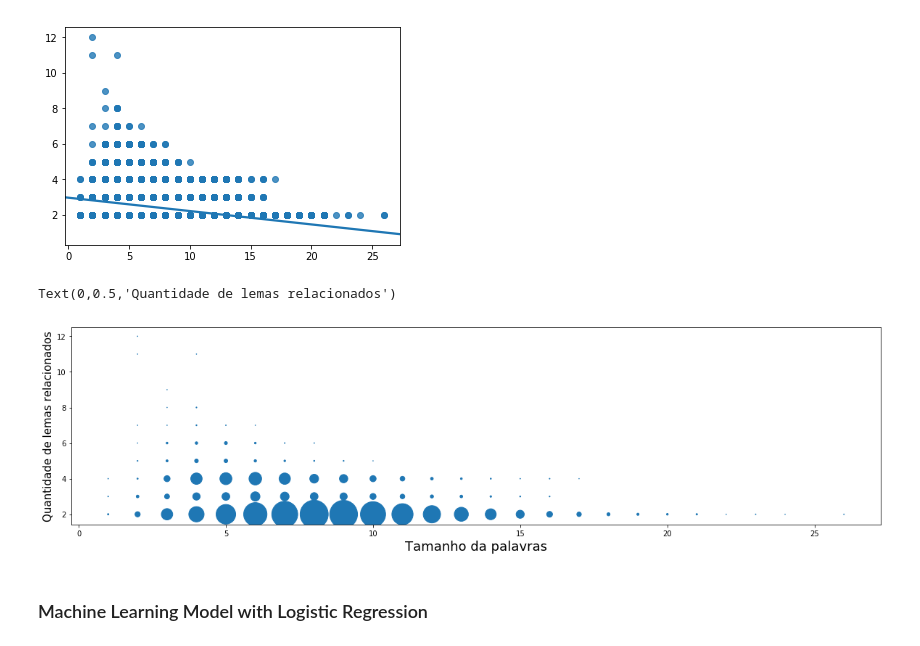
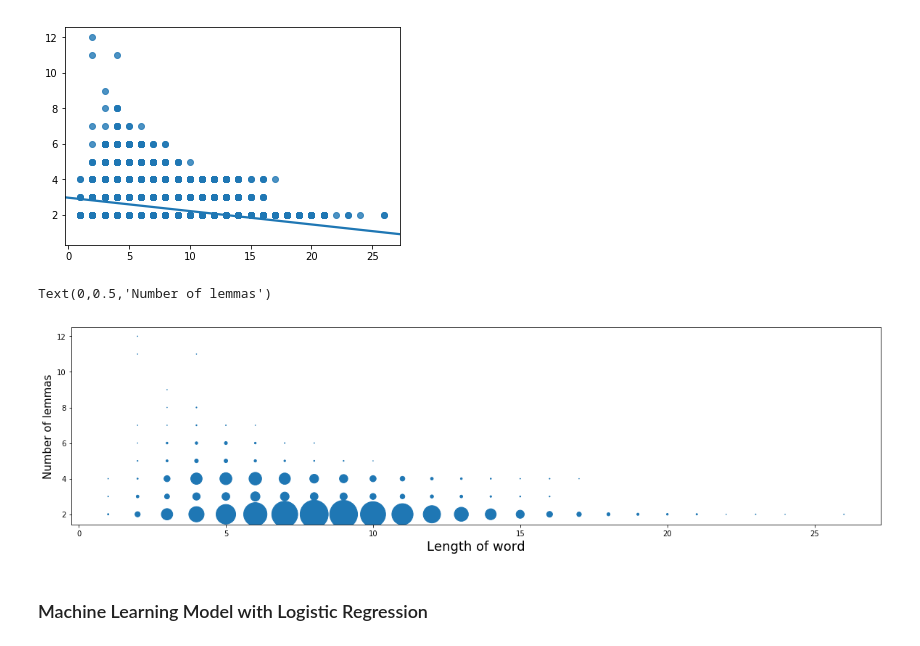
Before and after one commit to rogerior/jsl, a Jupyter notebook: jsl.ipynb, the cells around one changed output. Saved outputs shown, nothing was run; the diff lists cells and outputs as text; code cells hidden in the pictures.

```diff
--- a/jsl.ipynb
+++ b/jsl.ipynb
@@ -78,17 +145,17 @@ sb.regplot(x=np.array(x1), y=np.array(y1))
 # %%
 bubble = pd.DataFrame()
 bubble['x'] = x1
 bubble['y'] = y1
 bubble['c'] = 1
 bubble = bubble.groupby(['x', 'y'])['c'].sum().reset_index()
 
 fig = plt.figure(figsize=(20,5))
 plt.scatter(bubble['x'], bubble['y'], s=bubble['c']/3)
-plt.xlabel("Tamanho da palavras", fontsize=18)
-plt.ylabel("Quantidade de lemas relacionados", fontsize=15)
+plt.xlabel("Length of word", fontsize=18)
+plt.ylabel("Number of lemmas", fontsize=15)
 # %% [output]
-Text(0,0.5,'Quantidade de lemas relacionados')
+Text(0,0.5,'Number of lemmas')
-[figure, old version]
+[figure, new version]
 # %% [markdown]
 ### Machine Learning Model with Logistic Regression
 # %%
```
Also changed, not shown: parts of 17 cells of this notebook.
